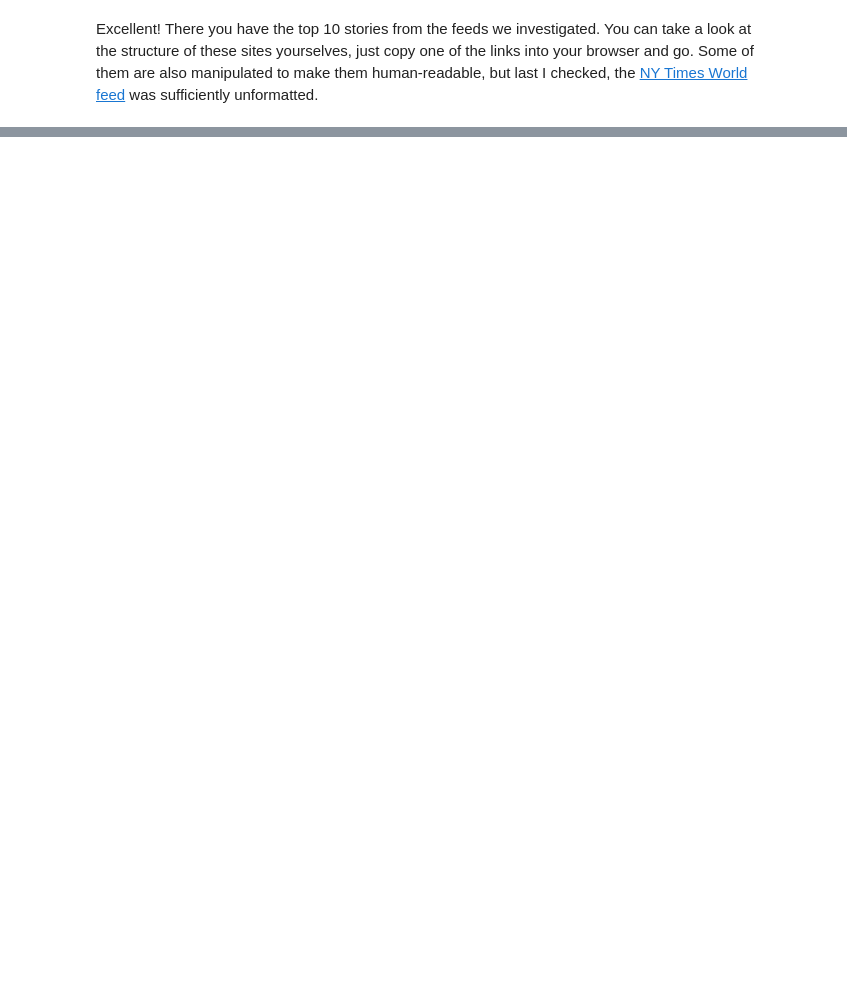
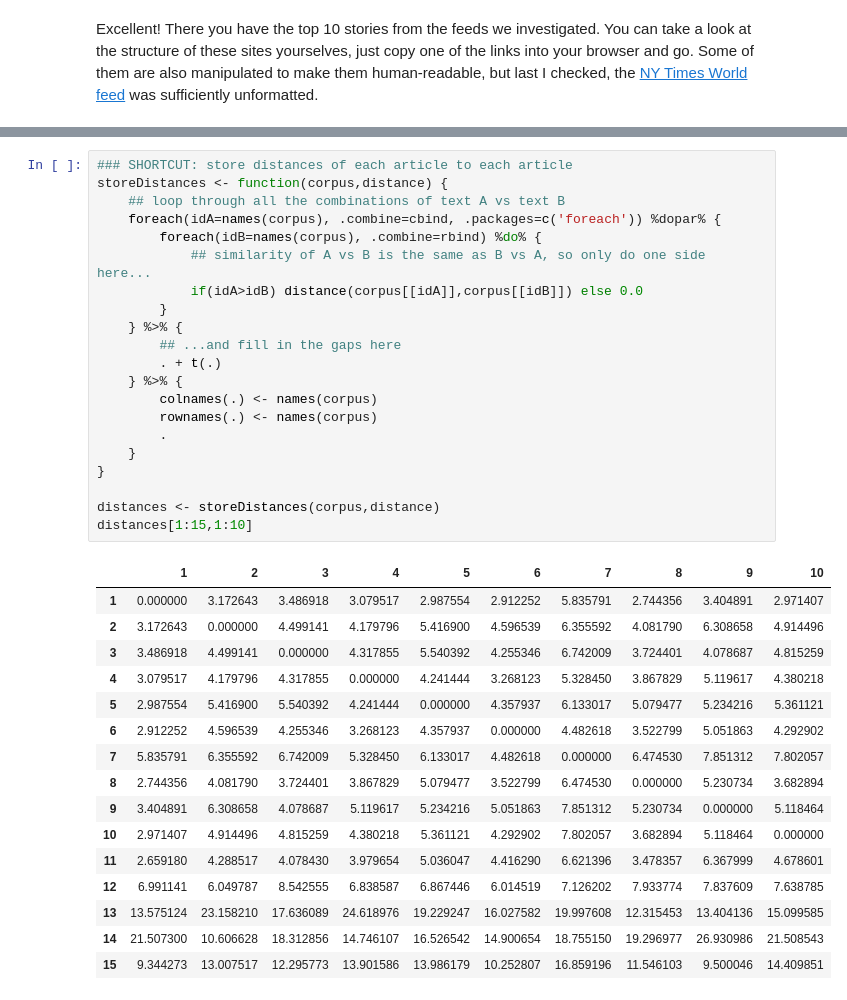
Before and after one commit to millerdw/millerdw.github.io, a Jupyter notebook: _notebooks/FindingTheWords_1/RSSandSimpleNaturalLanguageProcessing.ipynb, the cells around one changed output, grey strips where cells are left out. Saved outputs shown, nothing was run; the diff lists cells and outputs as text; blank space fills up the shorter version.

```diff
--- a/_notebooks/FindingTheWords_1/RSSandSimpleNaturalLanguageProcessing.ipynb
+++ b/_notebooks/FindingTheWords_1/RSSandSimpleNaturalLanguageProcessing.ipynb
@@ -388,0 +290,38 @@ View(result)
+# %%
+### SHORTCUT: store distances of each article to each article
+storeDistances <- function(corpus,distance) {
+    ## loop through all the combinations of text A vs text B
+    foreach(idA=names(corpus), .combine=cbind, .packages=c('foreach')) %dopar% {
+        foreach(idB=names(corpus), .combine=rbind) %do% {
+            ## similarity of A vs B is the same as B vs A, so only do one side here...
+            if(idA>idB) distance(corpus[[idA]],corpus[[idB]]) else 0.0
+        }
+    } %>% {
+        ## ...and fill in the gaps here
+        . + t(.)
+    } %>% {
+        colnames(.) <- names(corpus)
+        rownames(.) <- names(corpus)
+        .
+    }
+}
+
+distances <- storeDistances(corpus,distance)
+distances[1:15,1:10]
+# %% [output]
+|  | 1 | 2 | 3 | 4 | 5 | 6 | 7 | 8 | 9 | 10 |
+| 1 | 0.000000 | 3.172643 | 3.486918 | 3.079517 | 2.987554 | 2.912252 | 5.835791 | 2.744356 | 3.404891 | 2.971407 |
+| 2 | 3.172643 | 0.000000 | 4.499141 | 4.179796 | 5.416900 | 4.596539 | 6.355592 | 4.081790 | 6.308658 | 4.914496 |
+| 3 | 3.486918 | 4.499141 | 0.000000 | 4.317855 | 5.540392 | 4.255346 | 6.742009 | 3.724401 | 4.078687 | 4.815259 |
+| 4 | 3.079517 | 4.179796 | 4.317855 | 0.000000 | 4.241444 | 3.268123 | 5.328450 | 3.867829 | 5.119617 | 4.380218 |
+| 5 | 2.987554 | 5.416900 | 5.540392 | 4.241444 | 0.000000 | 4.357937 | 6.133017 | 5.079477 | 5.234216 | 5.361121 |
+| 6 | 2.912252 | 4.596539 | 4.255346 | 3.268123 | 4.357937 | 0.000000 | 4.482618 | 3.522799 | 5.051863 | 4.292902 |
+| 7 | 5.835791 | 6.355592 | 6.742009 | 5.328450 | 6.133017 | 4.482618 | 0.000000 | 6.474530 | 7.851312 | 7.802057 |
+| 8 | 2.744356 | 4.081790 | 3.724401 | 3.867829 | 5.079477 | 3.522799 | 6.474530 | 0.000000 | 5.230734 | 3.682894 |
+| 9 | 3.404891 | 6.308658 | 4.078687 | 5.119617 | 5.234216 | 5.051863 | 7.851312 | 5.230734 | 0.000000 | 5.118464 |
+| 10 | 2.971407 | 4.914496 | 4.815259 | 4.380218 | 5.361121 | 4.292902 | 7.802057 | 3.682894 | 5.118464 | 0.000000 |
+| 11 | 2.659180 | 4.288517 | 4.078430 | 3.979654 | 5.036047 | 4.416290 | 6.621396 | 3.478357 | 6.367999 | 4.678601 |
+| 12 | 6.991141 | 6.049787 | 8.542555 | 6.838587 | 6.867446 | 6.014519 | 7.126202 | 7.933774 | 7.837609 | 7.638785 |
+| 13 | 13.575124 | 23.158210 | 17.636089 | 24.618976 | 19.229247 | 16.027582 | 19.997608 | 12.315453 | 13.404136 | 15.099585 |
+| 14 | 21.507300 | 10.606628 | 18.312856 | 14.746107 | 16.526542 | 14.900654 | 18.755150 | 19.296977 | 26.930986 | 21.508543 |
+| 15 | 9.344273 | 13.007517 | 12.295773 | 13.901586 | 13.986179 | 10.252807 | 16.859196 | 11.546103 | 9.500046 | 14.409851 |
```
Also changed, not shown: parts of 44 cells of this notebook, 5 other files.
